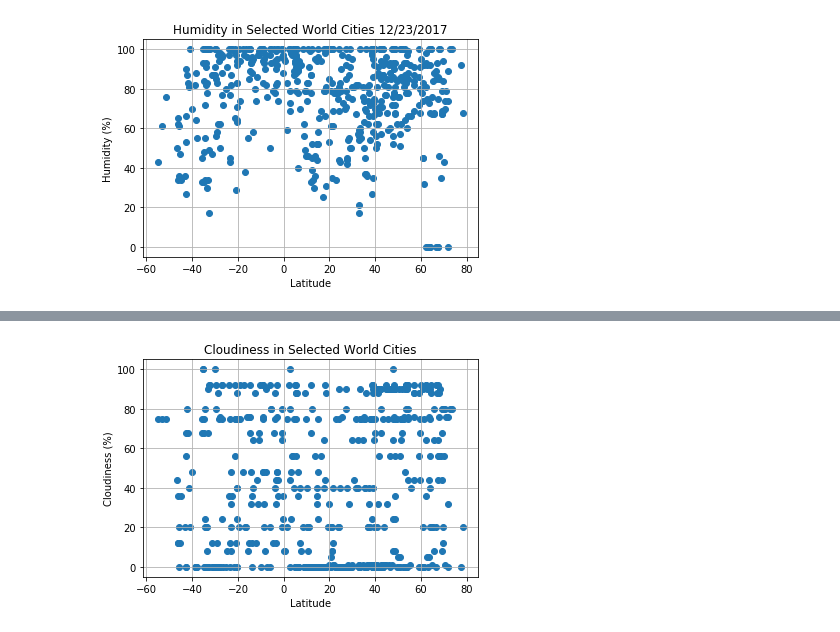
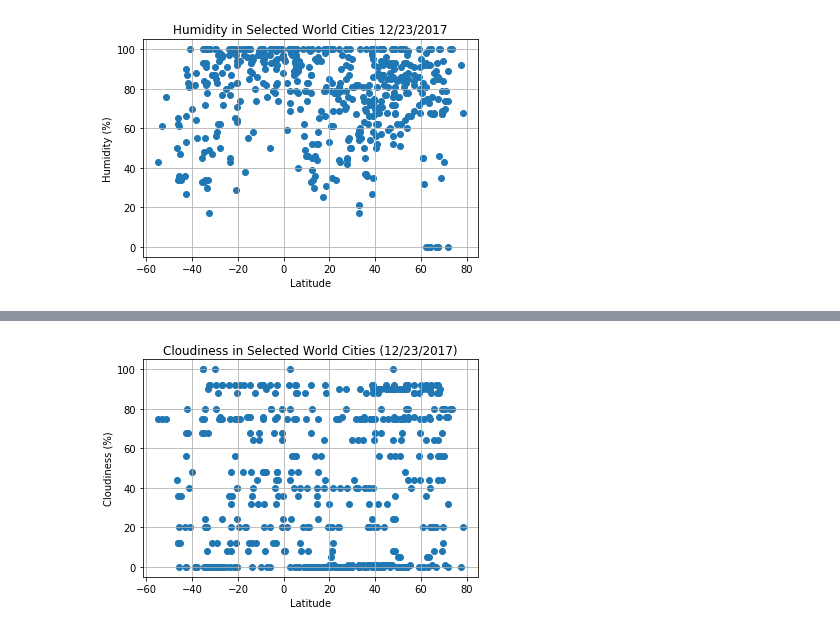
Before and after one commit to aleontiev-sf/Project-6, a Jupyter notebook: global_weather_pattern.ipynb, the cells around one changed output, grey strips where cells are left out. Saved outputs shown, nothing was run; the diff lists cells and outputs as text; code cells hidden in the pictures.

```diff
--- a/global_weather_pattern.ipynb
+++ b/global_weather_pattern.ipynb
@@ -170,14 +170,14 @@ plt.show()
 # %%
 # This code block produces a scatter plot of cloudiness as a function of latitude
 plt.scatter(global_data["Lat"], global_data["Cloudiness"], marker="o")
 # Incorporate the other graph properties
-plt.title("Cloudiness in Selected World Cities")
+plt.title("Cloudiness in Selected World Cities (12/23/2017)")
 plt.ylabel("Cloudiness (%)")
 plt.xlabel("Latitude")
 plt.grid(True)
 # Save the figure
 plt.savefig("CloudinessInWorldCities.png")
 # Show plot
 plt.show()
 # %% [output]
-[figure, old version]
+[figure, new version]
```
Also changed, not shown: parts of 1 cell of this notebook.
